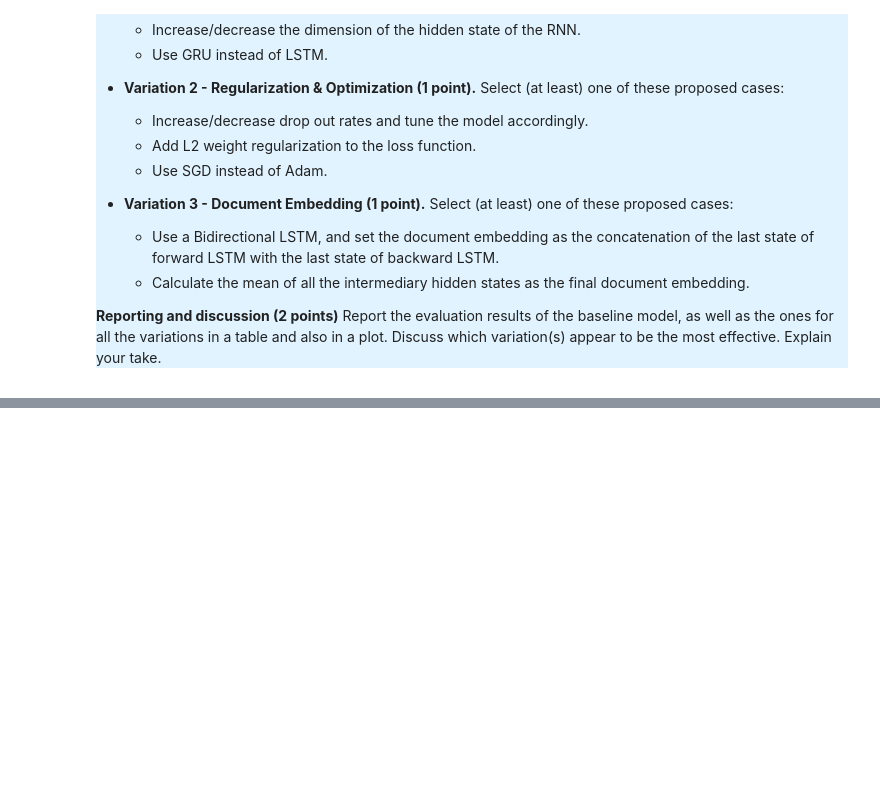
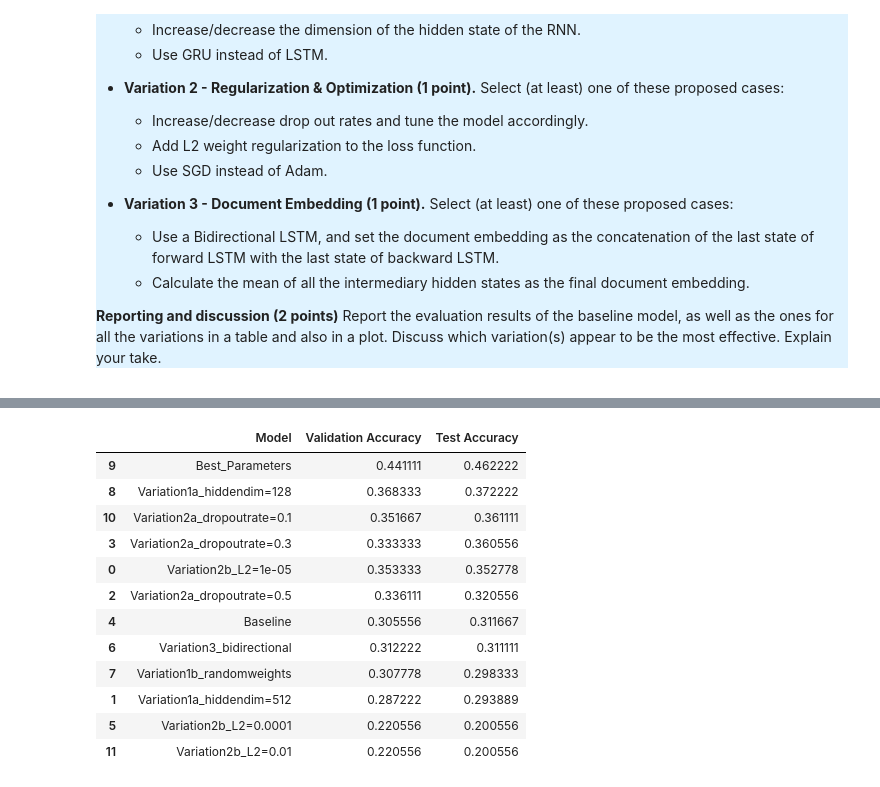
Before and after one commit to Bollo7/Deep_NLP, a Jupyter notebook: ass1/Assignment1_Classification.ipynb, the cells around one changed output, grey strips where cells are left out. Saved outputs shown, nothing was run; the diff lists cells and outputs as text; code cells hidden in the pictures; blank space fills up the shorter version.

```diff
--- a/ass1/Assignment1_Classification.ipynb
+++ b/ass1/Assignment1_Classification.ipynb
@@ -1182,0 +1702,34 @@ The implementation of `ClassificationRNNModel` covers the following points:
+# %%
+# make dataframe from tensorboard scalars
+df = pd.DataFrame(columns = ['Model', 'Validation Accuracy', 'Test Accuracy'])
+
+for f in os.scandir('saves/tb_runs/RNN/'):
+    if f.is_dir():
+        folder = f.path
+
+        event_accumulator = EventAccumulator(folder)
+        event_accumulator.Reload()
+
+        val = event_accumulator.Scalars('Accuracy/validation')
+        val_acc = max([x.value for x in val])
+        test = event_accumulator.Scalars('Test_Accuracy')
+        test_acc = max([x.value for x in test])
+
+        df_new = pd.DataFrame({'Model': os.path.basename(f.path), 'Validation Accuracy': val_acc, 'Test Accuracy': test_acc}, index=[0])
+        df = pd.concat([df, df_new], ignore_index = True)
+
+df.sort_values(by=['Test Accuracy'], ascending=False)
+# %% [output]
+|  | Model | Validation Accuracy | Test Accuracy |
+| 9 | Best_Parameters | 0.441111 | 0.462222 |
+| 8 | Variation1a_hiddendim=128 | 0.368333 | 0.372222 |
+| 10 | Variation2a_dropoutrate=0.1 | 0.351667 | 0.361111 |
+| 3 | Variation2a_dropoutrate=0.3 | 0.333333 | 0.360556 |
+| 0 | Variation2b_L2=1e-05 | 0.353333 | 0.352778 |
+| 2 | Variation2a_dropoutrate=0.5 | 0.336111 | 0.320556 |
+| 4 | Baseline | 0.305556 | 0.311667 |
+| 6 | Variation3_bidirectional | 0.312222 | 0.311111 |
+| 7 | Variation1b_randomweights | 0.307778 | 0.298333 |
+| 1 | Variation1a_hiddendim=512 | 0.287222 | 0.293889 |
+| 5 | Variation2b_L2=0.0001 | 0.220556 | 0.200556 |
+| 11 | Variation2b_L2=0.01 | 0.220556 | 0.200556 |
```
Also changed, not shown: parts of 32 cells of this notebook, 29 other files.
